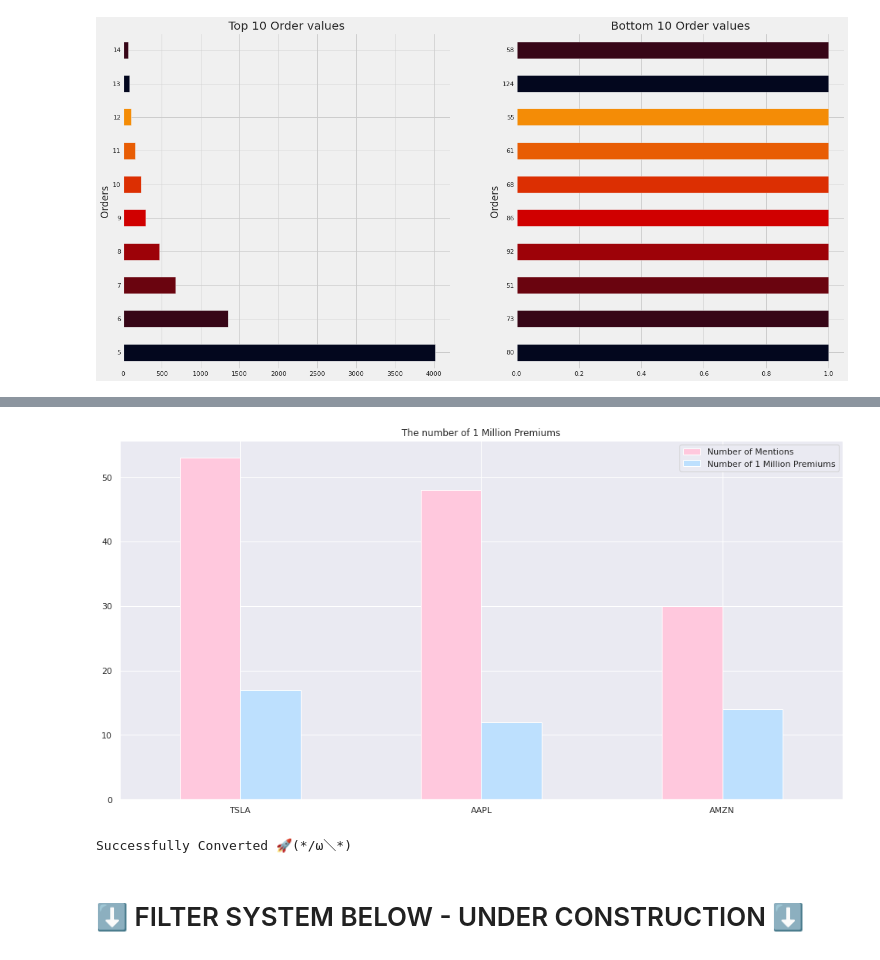
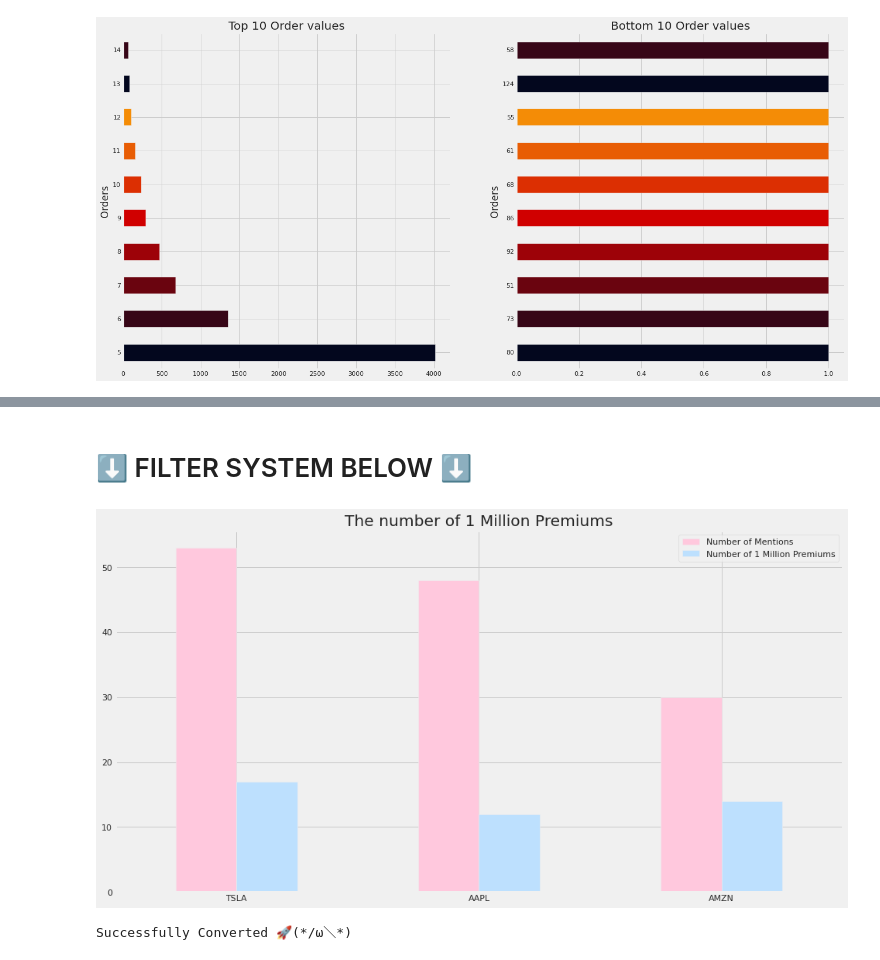
Before and after one commit to muhammadanas0716/Data-Science-Projects---EDA, a Jupyter notebook: 6. Tradyflow - Analysis/Tradyflow_Analysis.ipynb, the cells around one changed output, grey strips where cells are left out. Saved outputs shown, nothing was run; the diff lists cells and outputs as text; code cells hidden in the pictures.

```diff
--- a/6. Tradyflow - Analysis/Tradyflow_Analysis.ipynb
+++ b/6. Tradyflow - Analysis/Tradyflow_Analysis.ipynb
@@ -183,9 +192,12 @@ plt.show()
 [figure]
 # %%
 # Call/Put Ratio
+plt.style.use("fivethirtyeight")
 plt.title('Call to Put Ratio')
 tradyflow['C/P'].value_counts().plot.pie(autopct='%1.0f%%',figsize=(15,10))
 plt.show()
+
+# ANALYSIS - We obeserve that there are more CALLS than PUTS
 # %% [output]
 [figure]
 # %%
@@ -218,6 +232,7 @@ fig, axes = plt.subplots(1, 2)
 
 # Set seaborn plotting size
 sns.set(rc = {'figure.figsize':(15,8)})
+plt.style.use("fivethirtyeight")
 
 # Plot The Graphs
 sns.kdeplot(data=tradyflow, x='ITM', hue='C/P', shade=True, ax=axes[0]).set_title("Call/Put relationship with ITM")
@@ -226,4 +241,6 @@ sns.barplot(data=tradyflow, x="C/P", y="ITM", ax=axes[1]).set_title("Call/Put re
 # Save and Show the Figure
 plt.savefig('call_put_relationship')
 plt.show()
+
+# ANALYSIS - It seems that Puts are slightly better are giving you money (BUT THAT'S WRONG), but there is a less amount of PUTS. So Calls print you more money!!!
 # %% [output]
@@ -231,36 +248,42 @@ plt.show()
+# %% [markdown]
+# ⬇️ FILTER SYSTEM BELOW ⬇️
 # %%
 # Get the tickers with 1M+ premiums
+sns.set(rc = {'figure.figsize':(15,8)})
 tickers = tradyflow["Sym"].value_counts()
 stock_with_one_million_plus_premiums = ticker_group['Prems'].apply(lambda x: x.str.contains('M').sum())
 
 
 # Create the seprate column for the filtered data
 one_million_tickers_df = pd.concat([(tickers), (stock_with_one_million_plus_premiums)], axis='columns', sort=False)
 
 # Change the column names so they can make more sense
 one_million_tickers_df.rename(columns={'Prems': 'Number of 1 Million Premiums', "Sym" : "Number of Mentions"},
           inplace=True, errors='raise')
+plt.style.use("fivethirtyeight")
+
 
 # Ask the users regarding which tickers they wish to see
 
 # tickers_inputted_by_user = input('Enter the stock tickers you wish to view (separate ): ')
 # tickers_inputted_by_user = tickers_inputted_by_user.split()
 
 tickers_inputted_by_user = ["TSLA", "AAPL", "AMZN"]
 
-# Ask the users is they want to see 100k+ or
 
 # Get the function call
 # Get them in a function
 def find_1_million_premiums_stocks(ticker_names):
     return pd.DataFrame(one_million_tickers_df.loc[ticker_names]).plot.bar(color=["#ffc8dd", "#bde0fe"])
 
 find_1_million_premiums_stocks(tickers_inputted_by_user)
 plt.xticks(rotation=360)
 plt.title(f"The number of 1 Million Premiums")
 plt.show()
+
+# ANALYSIS - Totally self-explanatory. Here TSLA has around 52-55 mentions and of them only 15-17 have above a Million Premiums.
 # %% [output]
-[figure, old version]
+[figure, new version]
 # %%
 # Coverting (K) and (M) into Thousand and Millions
 tradyflow['Vol'] = tradyflow['Vol'].replace({'K': '*1e3', 'M': '*1e6'}, regex=True).map(pd.eval).astype(int)
@@ -270,5 +293,3 @@ tradyflow['OI'] = tradyflow['OI'].replace({'K': '*1e3', 'M': '*1e6'}, regex=True
 print("Successfully Converted 🚀(*/ω＼*)")
 # %% [output]
 Successfully Converted 🚀(*/ω＼*)
-# %% [markdown]
-# ⬇️ FILTER SYSTEM BELOW - UNDER CONSTRUCTION ⬇️
```
Also changed, not shown: parts of 12 cells of this notebook.
